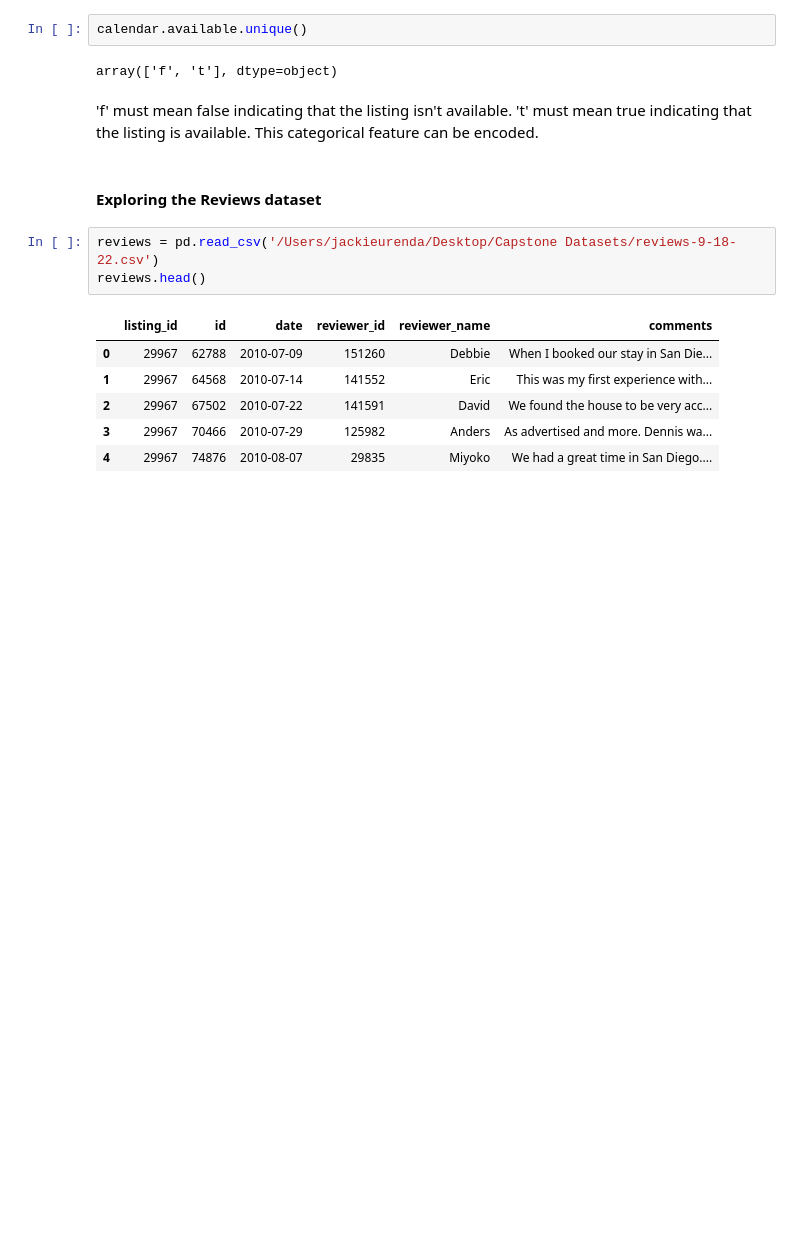
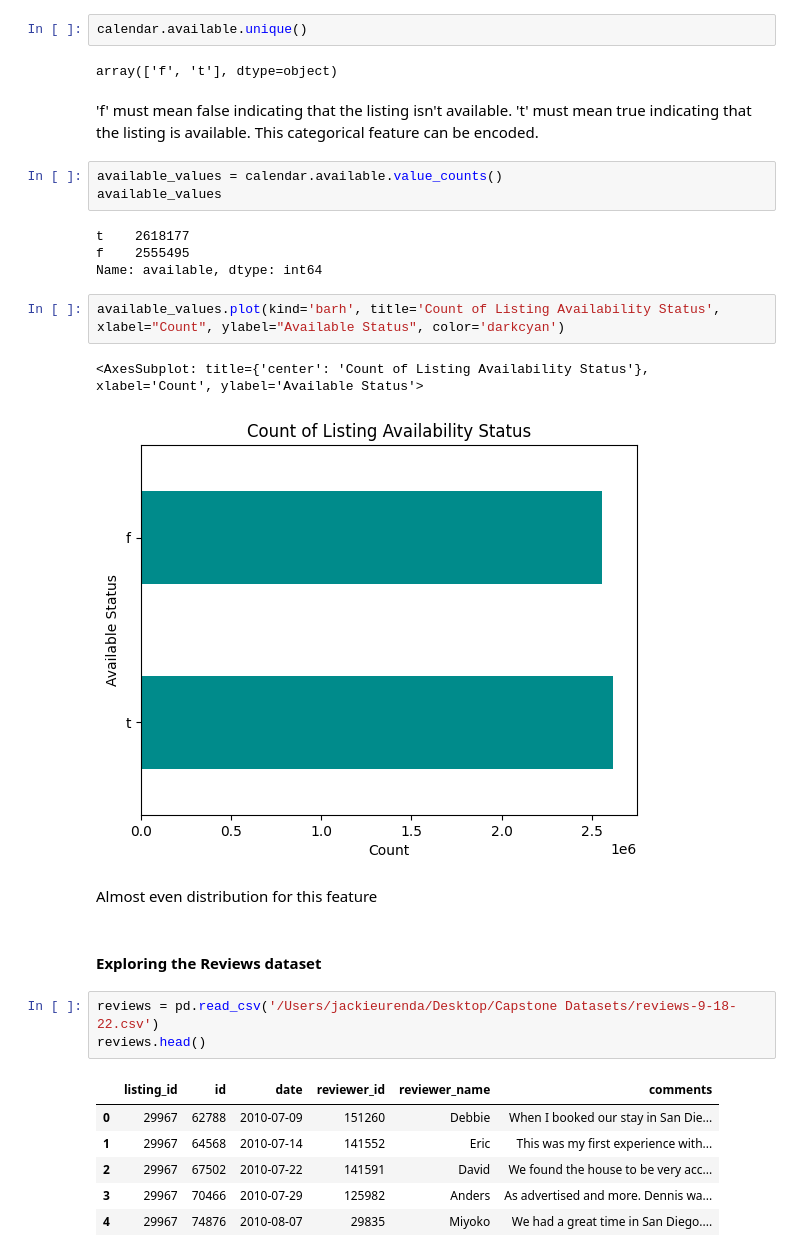
Before and after one commit to RenettaNelson/USD-Capstone-Project, a Jupyter notebook: Code Library Folder/Capstone-EDA.ipynb, the cells around one changed output. Saved outputs shown, nothing was run; the diff lists cells and outputs as text; blank space fills up the shorter version.

```diff
--- a/Code Library Folder/Capstone-EDA.ipynb
+++ b/Code Library Folder/Capstone-EDA.ipynb
@@ -137,6 +156,20 @@ calendar.available.unique()
 array(['f', 't'], dtype=object)
 # %% [markdown]
 'f' must mean false indicating that the listing isn't available. 't' must mean true indicating that the listing is available. This categorical feature can be encoded.
+# %%
+available_values = calendar.available.value_counts()
+available_values
+# %% [output]
+t    2618177
+f    2555495
+Name: available, dtype: int64
+# %%
+available_values.plot(kind='barh', title='Count of Listing Availability Status', xlabel="Count", ylabel="Available Status", color='darkcyan')
+# %% [output]
+<AxesSubplot: title={'center': 'Count of Listing Availability Status'}, xlabel='Count', ylabel='Available Status'>
+[figure, added]
+# %% [markdown]
+Almost even distribution for this feature
 # %% [markdown]
 #### Exploring the Reviews dataset
 # %%
```
Also changed, not shown: parts of 48 cells of this notebook.
